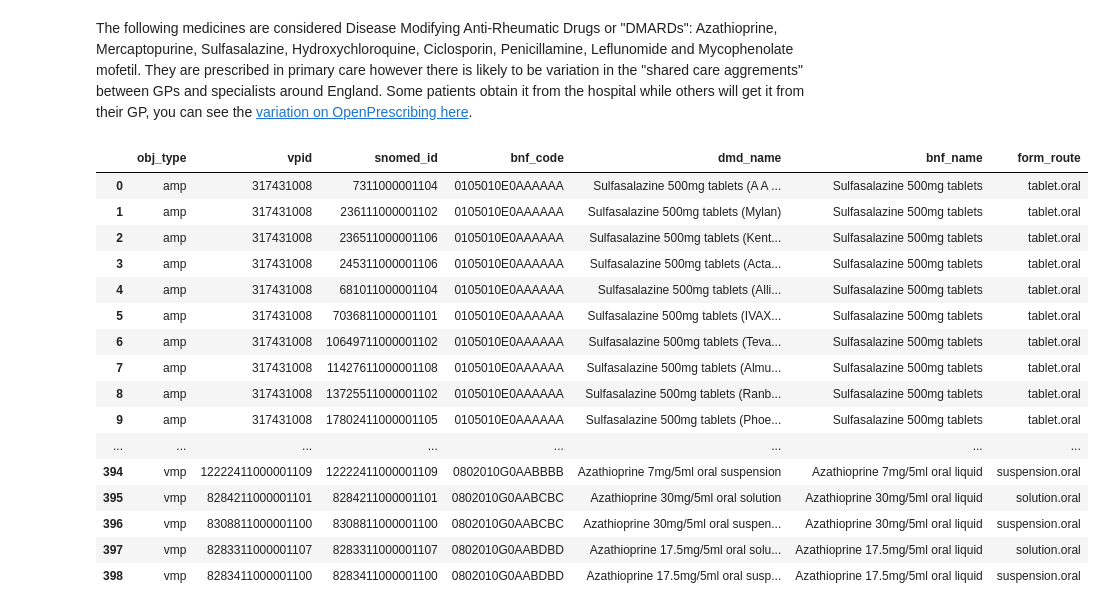
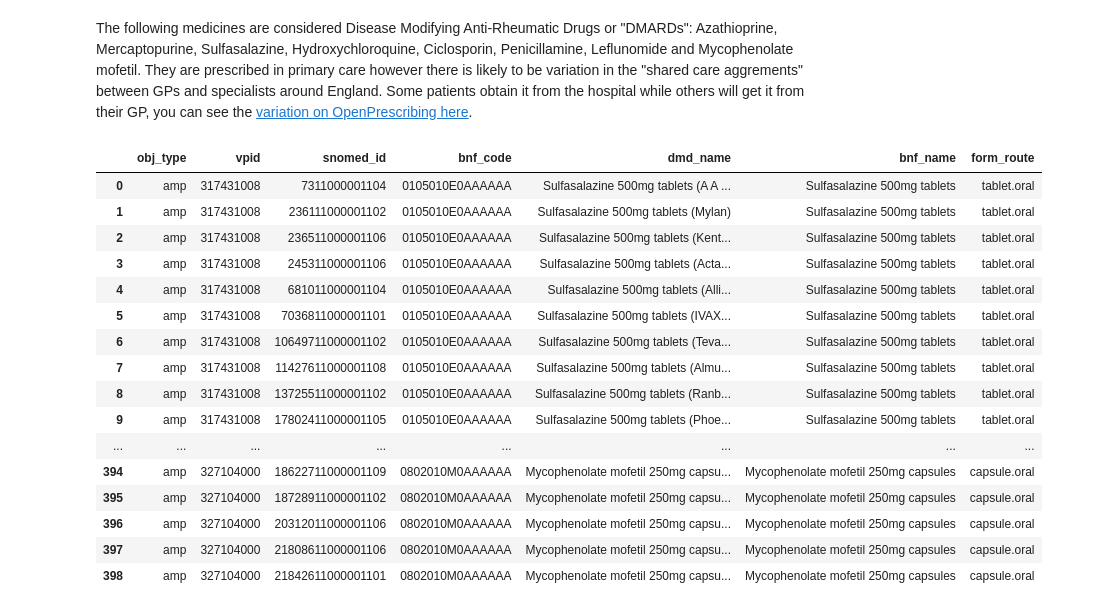
Before and after one commit to ebmdatalab/immunosuppressant-covid-codelist-notebook, a Jupyter notebook: notebooks/dmards.primary.care.ipynb, the cells around one changed output. Saved outputs shown, nothing was run; the diff lists cells and outputs as text; code cells hidden in the pictures.

Commit message:
add mtx +gold
added mtx - all preps
added gold depsite v. low numbers

```diff
--- a/notebooks/dmards.primary.care.ipynb
+++ b/notebooks/dmards.primary.care.ipynb
@@ -15,35 +15,38 @@ WITH bnf_codes AS (
   bnf_code LIKE '0801030L0%'      OR #bnf mercaptopurine
   bnf_code LIKE '1001030F0%'      OR #bnf penicillamine
   bnf_code LIKE '1001030L0%'      OR #bnf leflunomide
+  bnf_code LIKE '1001030J0%'      OR #bnf gold
+  bnf_code LIKE '1001030JU%'      OR #bnf methotrexate - mostly oral
+  bnf_code LIKE '0801030P0%'      OR #bnf methotrexate - injections, prefilled syringes
   bnf_code LIKE '0802010M0%'         #bnf mycophenolate mofetil - mmf
 )
    )
 SELECT *
 FROM measures.dmd_objs_with_form_route
 WHERE bnf_code IN (SELECT * FROM bnf_codes)
 AND
 obj_type IN ('vmp', 'amp')
 ORDER BY obj_type, bnf_code, snomed_id '''
 
 dmards_primary_care_meds = bq.cached_read(sql, csv_path=os.path.join('..','data','dmards_primary_care_meds.csv'))
 pd.set_option('display.max_rows', None)
 pd.set_option('display.max_colwidth', None)
 dmards_primary_care_meds
 # %% [output]
 |  | obj_type | vpid | snomed_id | bnf_code | dmd_name | bnf_name | form_route |
 | 0 | amp | 317431008 | 7311000001104 | 0105010E0AAAAAA | Sulfasalazine 500mg tablets (A A ... | Sulfasalazine 500mg tablets | tablet.oral |
 | 1 | amp | 317431008 | 236111000001102 | 0105010E0AAAAAA | Sulfasalazine 500mg tablets (Mylan) | Sulfasalazine 500mg tablets | tablet.oral |
 | 2 | amp | 317431008 | 236511000001106 | 0105010E0AAAAAA | Sulfasalazine 500mg tablets (Kent... | Sulfasalazine 500mg tablets | tablet.oral |
 | 3 | amp | 317431008 | 245311000001106 | 0105010E0AAAAAA | Sulfasalazine 500mg tablets (Acta... | Sulfasalazine 500mg tablets | tablet.oral |
 | 4 | amp | 317431008 | 681011000001104 | 0105010E0AAAAAA | Sulfasalazine 500mg tablets (Alli... | Sulfasalazine 500mg tablets | tablet.oral |
 | 5 | amp | 317431008 | 7036811000001101 | 0105010E0AAAAAA | Sulfasalazine 500mg tablets (IVAX... | Sulfasalazine 500mg tablets | tablet.oral |
 | 6 | amp | 317431008 | 10649711000001102 | 0105010E0AAAAAA | Sulfasalazine 500mg tablets (Teva... | Sulfasalazine 500mg tablets | tablet.oral |
 | 7 | amp | 317431008 | 11427611000001108 | 0105010E0AAAAAA | Sulfasalazine 500mg tablets (Almu... | Sulfasalazine 500mg tablets | tablet.oral |
 | 8 | amp | 317431008 | 13725511000001102 | 0105010E0AAAAAA | Sulfasalazine 500mg tablets (Ranb... | Sulfasalazine 500mg tablets | tablet.oral |
 | 9 | amp | 317431008 | 17802411000001105 | 0105010E0AAAAAA | Sulfasalazine 500mg tablets (Phoe... | Sulfasalazine 500mg tablets | tablet.oral |
 | ... | ... | ... | ... | ... | ... | ... | ... |
-| 394 | vmp | 12222411000001109 | 12222411000001109 | 0802010G0AABBBB | Azathioprine 7mg/5ml oral suspension | Azathioprine 7mg/5ml oral liquid | suspension.oral |
-| 395 | vmp | 8284211000001101 | 8284211000001101 | 0802010G0AABCBC | Azathioprine 30mg/5ml oral solution | Azathioprine 30mg/5ml oral liquid | solution.oral |
-| 396 | vmp | 8308811000001100 | 8308811000001100 | 0802010G0AABCBC | Azathioprine 30mg/5ml oral suspen... | Azathioprine 30mg/5ml oral liquid | suspension.oral |
-| 397 | vmp | 8283311000001107 | 8283311000001107 | 0802010G0AABDBD | Azathioprine 17.5mg/5ml oral solu... | Azathioprine 17.5mg/5ml oral liquid | solution.oral |
-| 398 | vmp | 8283411000001100 | 8283411000001100 | 0802010G0AABDBD | Azathioprine 17.5mg/5ml oral susp... | Azathioprine 17.5mg/5ml oral liquid | suspension.oral |
+| 394 | amp | 327104000 | 18622711000001109 | 0802010M0AAAAAA | Mycophenolate mofetil 250mg capsu... | Mycophenolate mofetil 250mg capsules | capsule.oral |
+| 395 | amp | 327104000 | 18728911000001102 | 0802010M0AAAAAA | Mycophenolate mofetil 250mg capsu... | Mycophenolate mofetil 250mg capsules | capsule.oral |
+| 396 | amp | 327104000 | 20312011000001106 | 0802010M0AAAAAA | Mycophenolate mofetil 250mg capsu... | Mycophenolate mofetil 250mg capsules | capsule.oral |
+| 397 | amp | 327104000 | 21808611000001106 | 0802010M0AAAAAA | Mycophenolate mofetil 250mg capsu... | Mycophenolate mofetil 250mg capsules | capsule.oral |
+| 398 | amp | 327104000 | 21842611000001101 | 0802010M0AAAAAA | Mycophenolate mofetil 250mg capsu... | Mycophenolate mofetil 250mg capsules | capsule.oral |
```
Also changed, not shown: 3 other files.
